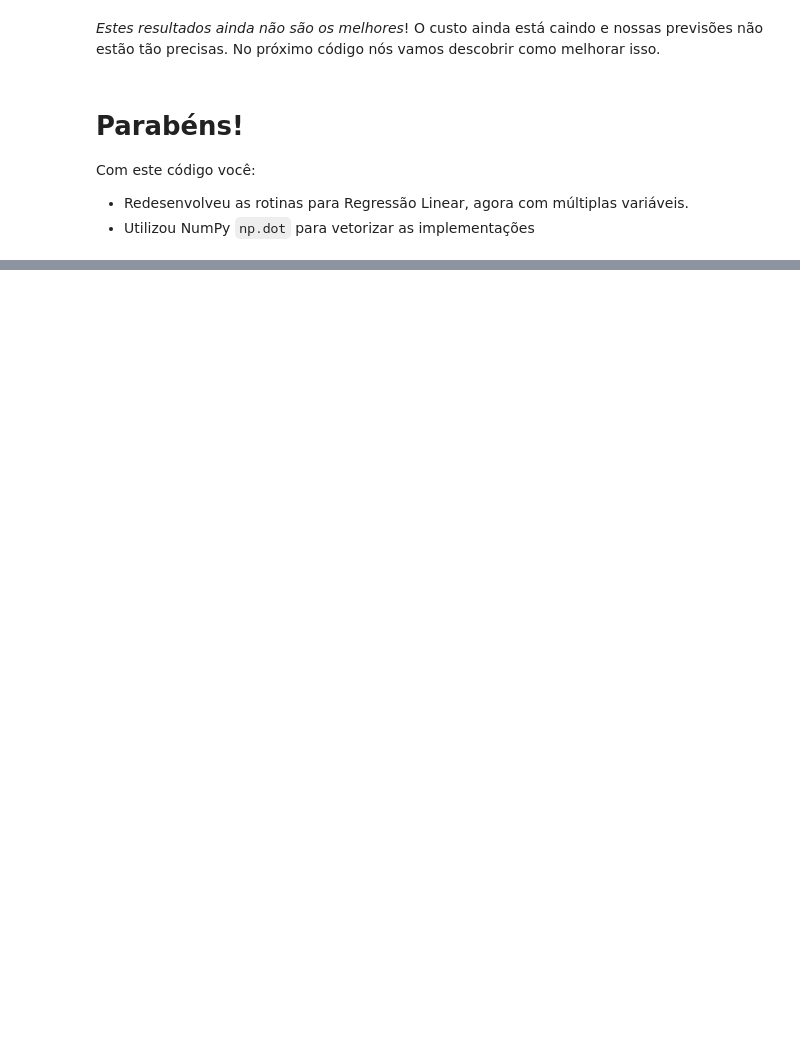
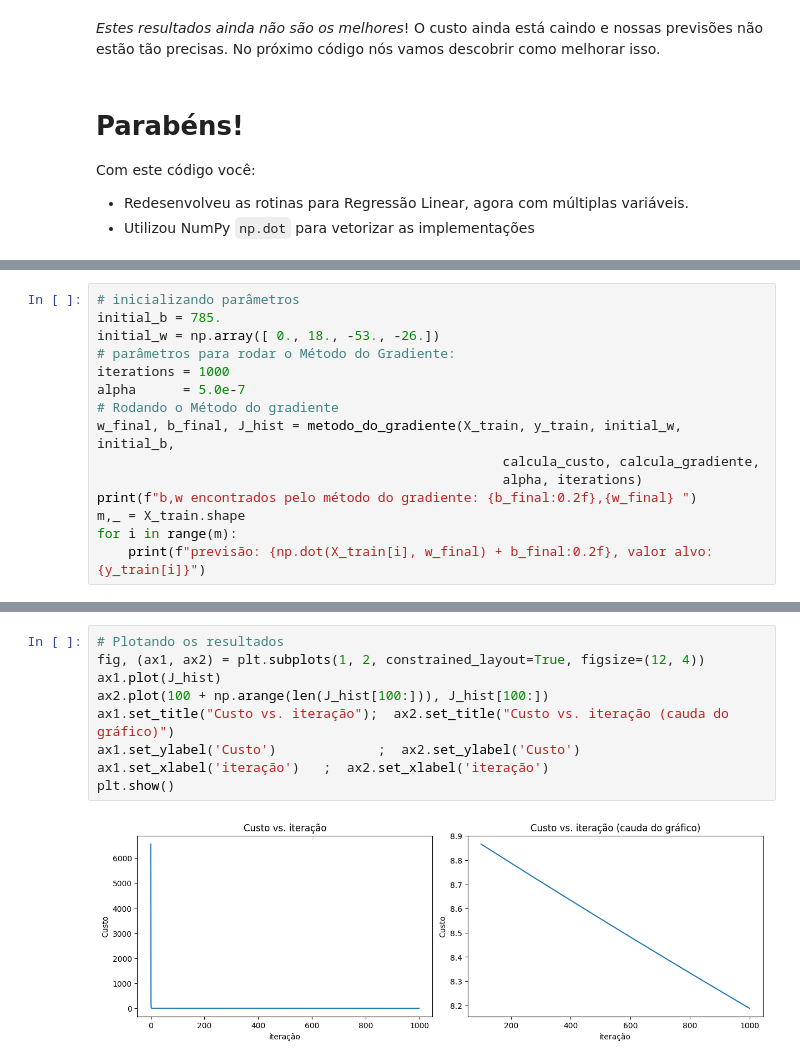
Before and after one commit to jp-turra/TE980_machine_learning, a Jupyter notebook: Aula7/codigo aula 7 - Regressao Linear Multipla.ipynb, the cells around one changed output, grey strips where cells are left out. Drawn from its saved outputs; the diff is of its cells as text; blank space fills up the shorter version.

```diff
--- a/Aula7/codigo aula 7 - Regressao Linear Multipla.ipynb
+++ b/Aula7/codigo aula 7 - Regressao Linear Multipla.ipynb
@@ -348,0 +374,15 @@ Com este código você:
+# %%
+# inicializando parâmetros
+initial_b = 785.
+initial_w = np.array([ 0., 18., -53., -26.])
+# parâmetros para rodar o Método do Gradiente:
+iterations = 1000
+alpha      = 5.0e-7
+# Rodando o Método do gradiente
+w_final, b_final, J_hist = metodo_do_gradiente(X_train, y_train, initial_w, initial_b,
+                                                    calcula_custo, calcula_gradiente,
+                                                    alpha, iterations)
+print(f"b,w encontrados pelo método do gradiente: {b_final:0.2f},{w_final} ")
+m,_ = X_train.shape
+for i in range(m):
+    print(f"previsão: {np.dot(X_train[i], w_final) + b_final:0.2f}, valor alvo: {y_train[i]}")
@@ -348,0 +404,11 @@ Com este código você:
+# %%
+# Plotando os resultados
+fig, (ax1, ax2) = plt.subplots(1, 2, constrained_layout=True, figsize=(12, 4))
+ax1.plot(J_hist)
+ax2.plot(100 + np.arange(len(J_hist[100:])), J_hist[100:])
+ax1.set_title("Custo vs. iteração");  ax2.set_title("Custo vs. iteração (cauda do gráfico)")
+ax1.set_ylabel('Custo')             ;  ax2.set_ylabel('Custo')
+ax1.set_xlabel('iteração')   ;  ax2.set_xlabel('iteração')
+plt.show()
+# %% [output]
+[figure, added]
```
Also changed, not shown: parts of 4 cells of this notebook.
